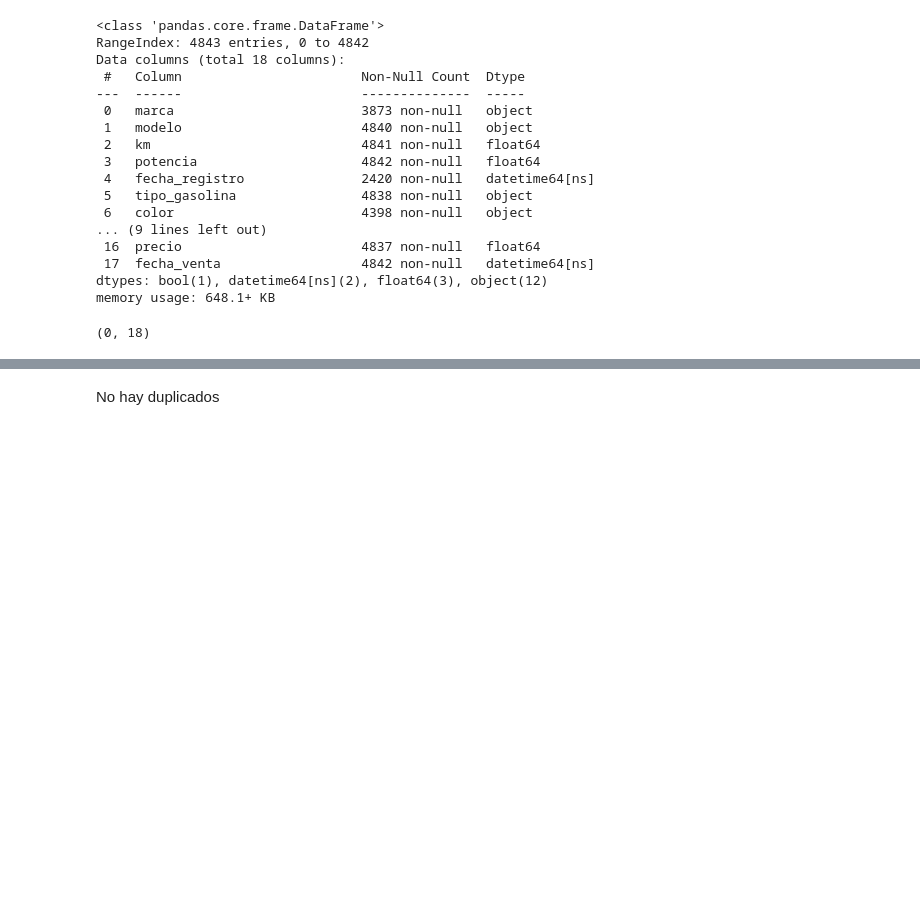
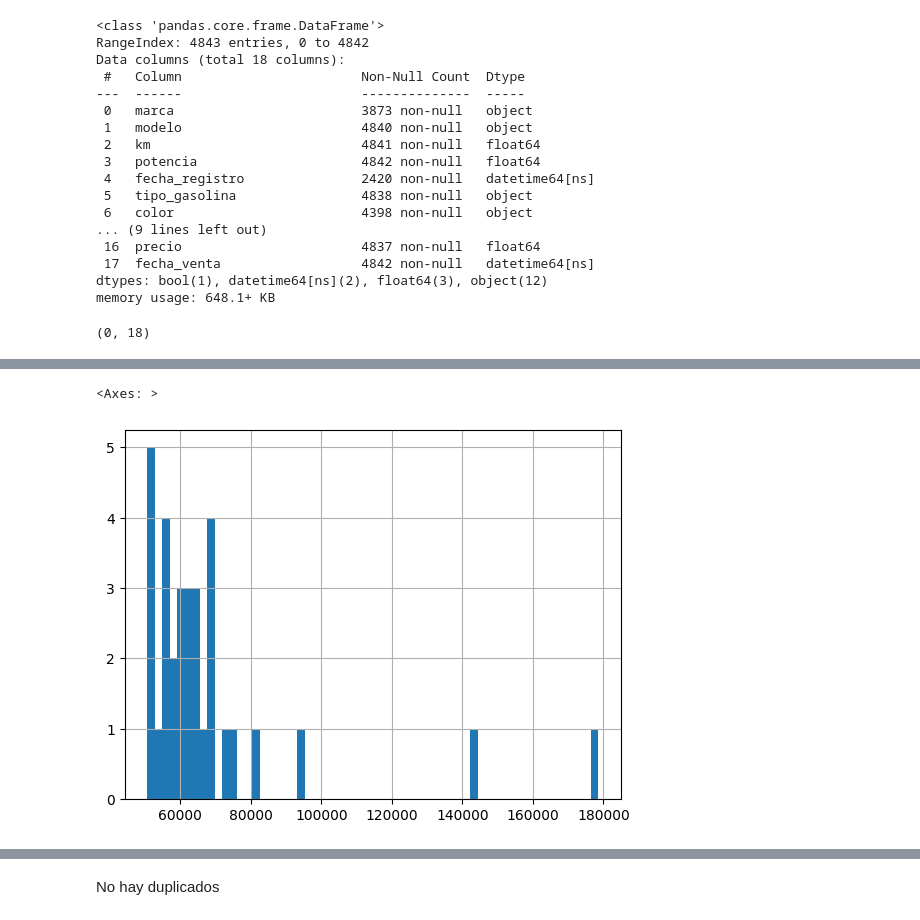
Before and after one commit to Enrique737/TFM_06, a Jupyter notebook: Entregable_T1_Data_Engineering/bmw.ipynb, the cells around one changed output, grey strips where cells are left out. Saved outputs shown, nothing was run; the diff lists cells and outputs as text; code cells hidden in the pictures; blank space fills up the shorter version.

```diff
--- a/Entregable_T1_Data_Engineering/bmw.ipynb
+++ b/Entregable_T1_Data_Engineering/bmw.ipynb
@@ -118,0 +466,5 @@ df_inicial_test[df_inicial_test.duplicated(keep='first')].shape
+# %%
+df_test[df_test['precio'] > 50000]['precio'].hist(bins=60)
+# %% [output]
+<Axes: >
+[figure, added]
```
Also changed, not shown: parts of 109 cells of this notebook, 2 other files.
